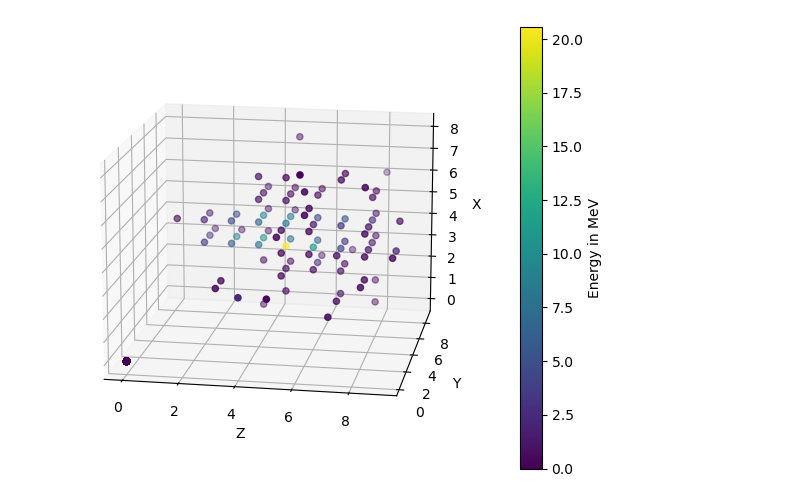
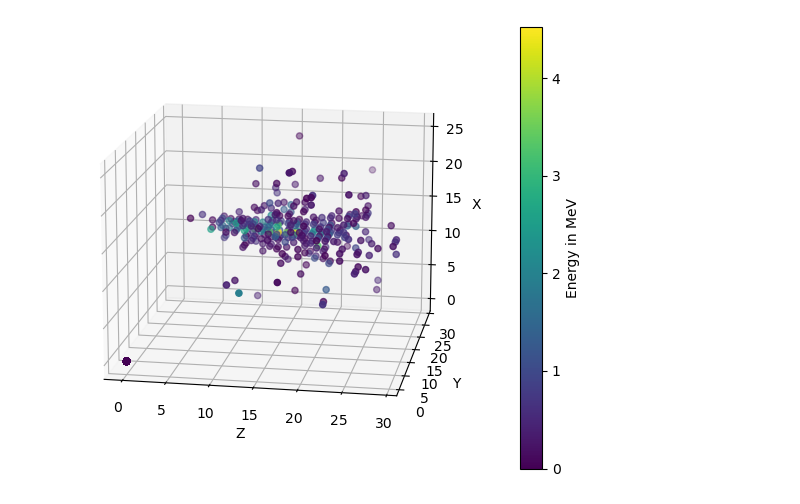
Before and after one commit to HenningRose/Shower_Visualization, a Jupyter notebook: shower_plots.ipynb, the cells around one changed output. Saved outputs shown, nothing was run; the diff lists cells and outputs as text; code cells hidden in the pictures.

Commit message:
finalized the plots

```diff
--- a/shower_plots.ipynb
+++ b/shower_plots.ipynb
@@ -144,7 +141,7 @@ def threedplot(file_path,event_number):
     fig.tight_layout()
     fig.savefig('./plots/threedplot.pdf')
 # %%
-threedplot(file_path_500,2000)
+threedplot(file_path_1700,2000)
 # %% [output]
-[figure, old version]
+[figure, new version]
 # %%
```
Also changed, not shown: parts of 4 cells of this notebook, 5 other files.
